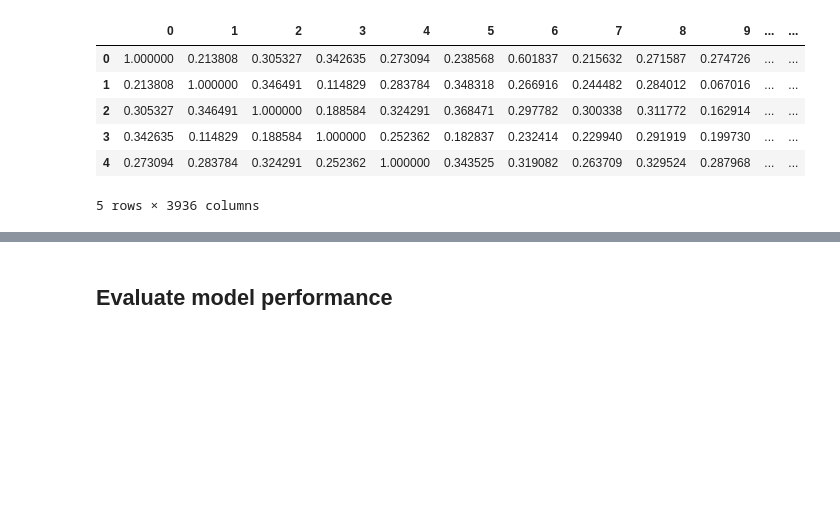
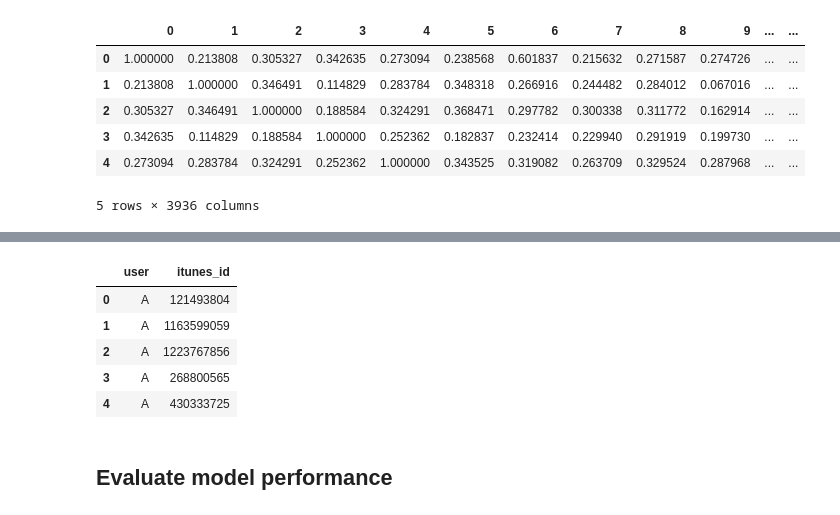
Before and after one commit to mille055/Rec_Project, a Jupyter notebook: notebooks/Get_text_embeddings.ipynb, the cells around one changed output, grey strips where cells are left out. Saved outputs shown, nothing was run; the diff lists cells and outputs as text; code cells hidden in the pictures; blank space fills up the shorter version.

```diff
--- a/notebooks/Get_text_embeddings.ipynb
+++ b/notebooks/Get_text_embeddings.ipynb
@@ -255,3 +323,14 @@ KeyError: ignored
+# %%
+userA = {'user': 'A', 'itunes_id': ['121493804', '1163599059', '1223767856', '268800565', '430333725'] }
+userAdf = pd.DataFrame(userA)
+userAdf
+# %% [output]
+|  | user | itunes_id |
+| 0 | A | 121493804 |
+| 1 | A | 1163599059 |
+| 2 | A | 1223767856 |
+| 3 | A | 268800565 |
+| 4 | A | 430333725 |
 # %% [markdown]
 ## Evaluate model performance
 # %%
```
Also changed, not shown: parts of 7 cells of this notebook.
